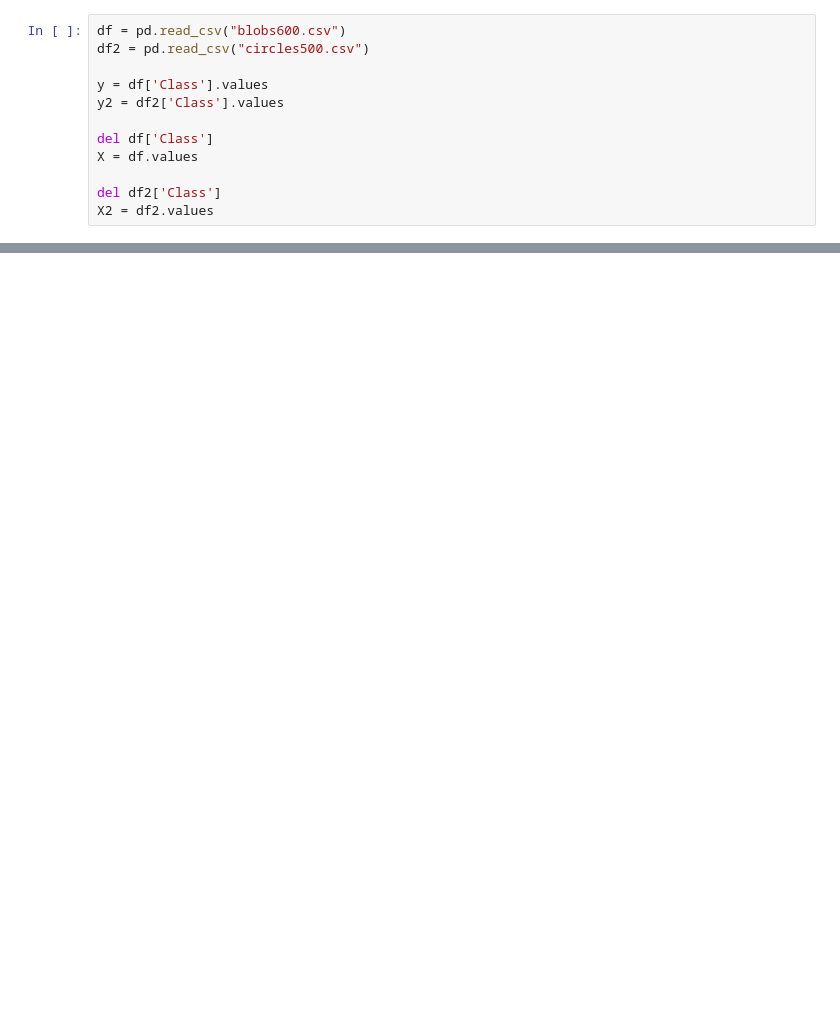
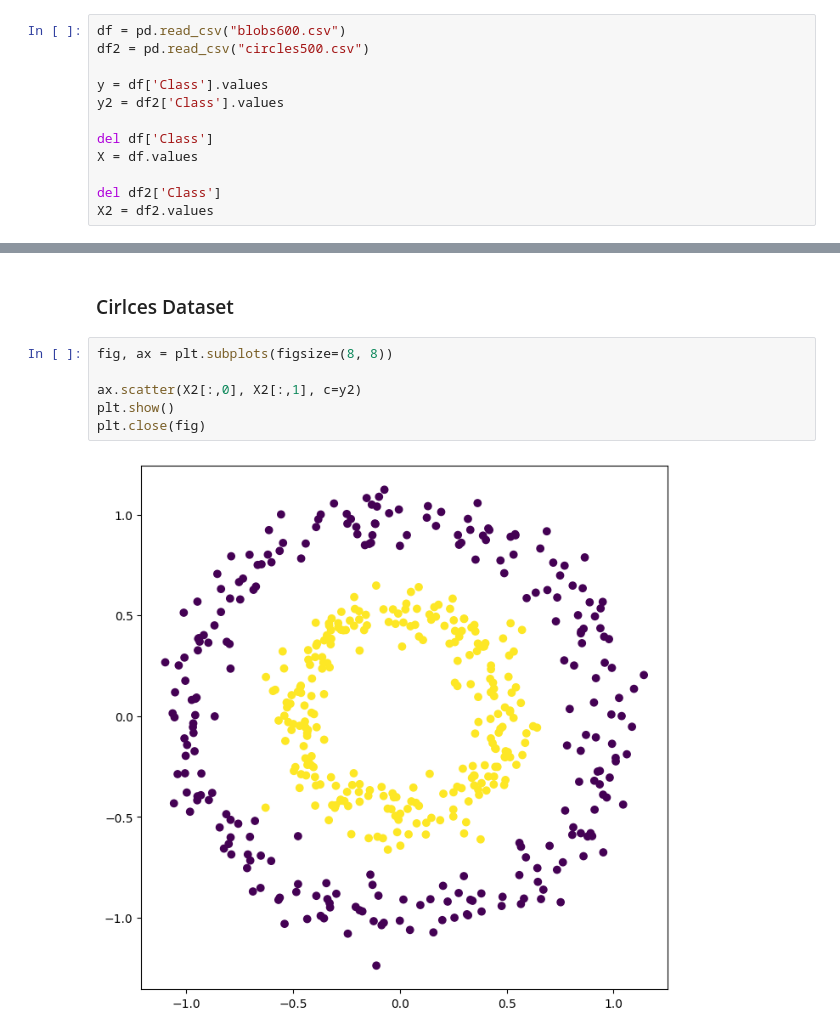
Before and after one commit to r99shrey-a11y/DeepLearning1, a Jupyter notebook: assignment1.ipynb, the cells around one changed output, grey strips where cells are left out. Cells and saved outputs as stored; diff of their text form; blank space fills up the shorter version.

```diff
--- a/assignment1.ipynb
+++ b/assignment1.ipynb
@@ -105,0 +146,10 @@ Circles test accuracy:  0.440
+# %% [markdown]
+### Cirlces Dataset
+# %%
+fig, ax = plt.subplots(figsize=(8, 8))
+
+ax.scatter(X2[:,0], X2[:,1], c=y2)
+plt.show()
+plt.close(fig)
+# %% [output]
+[figure, added]
```
Also changed, not shown: parts of 32 cells of this notebook, 2 other files.
